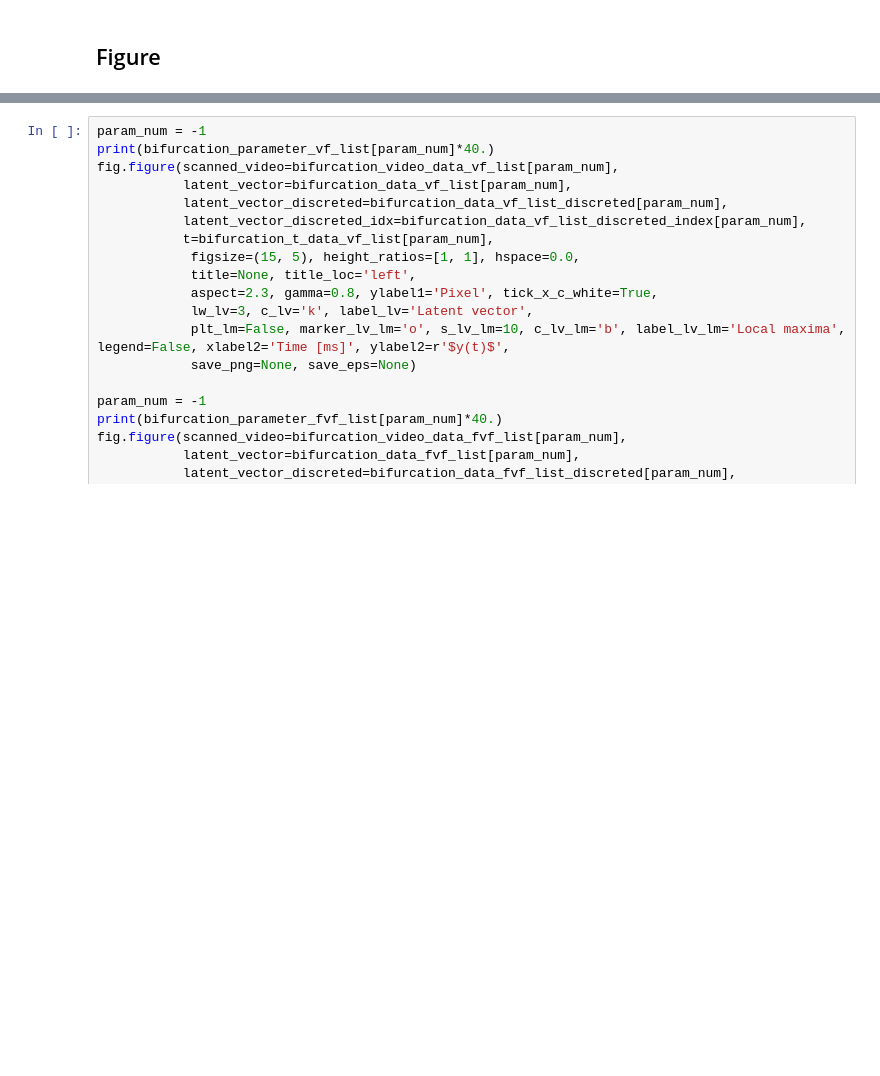
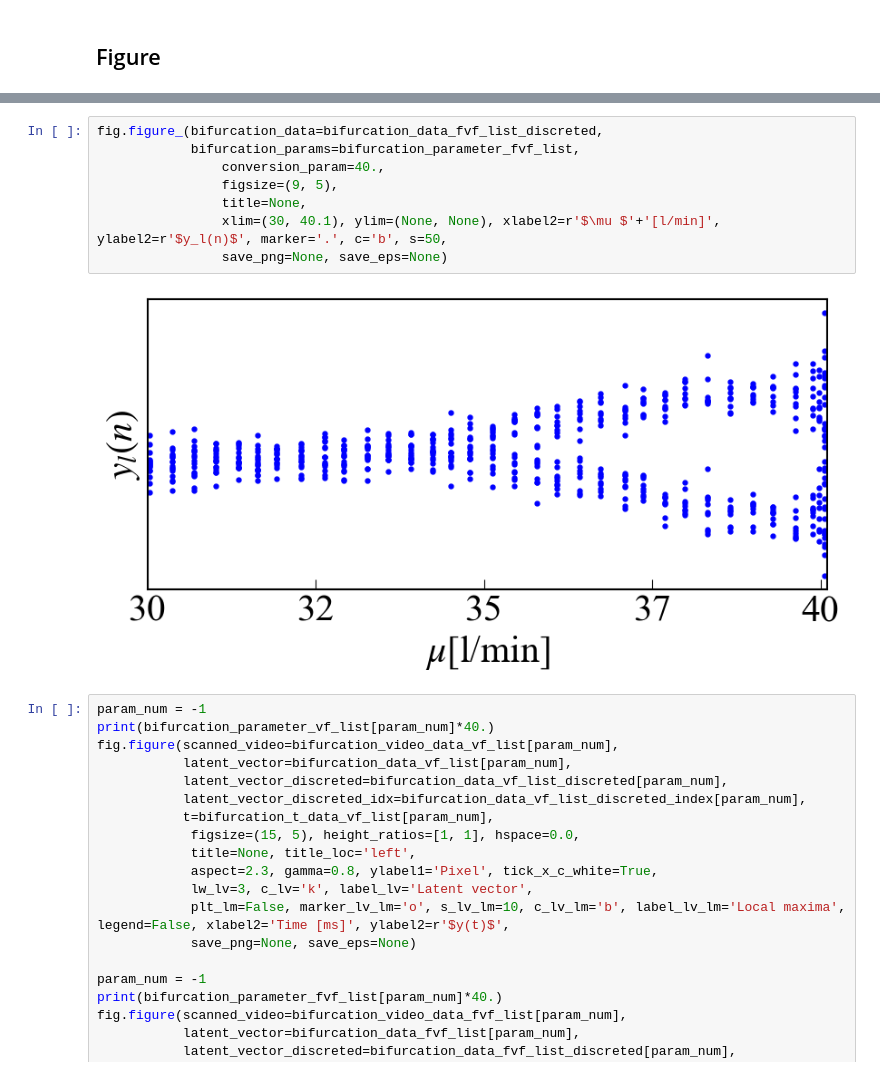
Before and after one commit to TakumiInoue0628/NDA-VFS-ML, a Jupyter notebook: src/3-Videodata-modeling/NLP_p_fig_.ipynb, the cells around one changed output, grey strips where cells are left out. Drawn from its saved outputs; the diff is of its cells as text; blank space fills up the shorter version.

```diff
--- a/src/3-Videodata-modeling/NLP_p_fig_.ipynb
+++ b/src/3-Videodata-modeling/NLP_p_fig_.ipynb
@@ -189,3 +144,13 @@ fig.figure(scanned_video=bifurcation_video_data_vf_list[param_num],
+# %%
+fig.figure_(bifurcation_data=bifurcation_data_fvf_list_discreted,
+            bifurcation_params=bifurcation_parameter_fvf_list,
+                conversion_param=40.,
+                figsize=(9, 5),
+                title=None,
+                xlim=(30, 40.1), ylim=(None, None), xlabel2=r'$\mu $'+'[l/min]', ylabel2=r'$y_l(n)$', marker='.', c='b', s=50,
+                save_png=None, save_eps=None)
+# %% [output]
+[figure, added]
 # %%
 param_num = -1
 print(bifurcation_parameter_vf_list[param_num]*40.)
```
Also changed, not shown: parts of 15 cells of this notebook, 2 other files.
